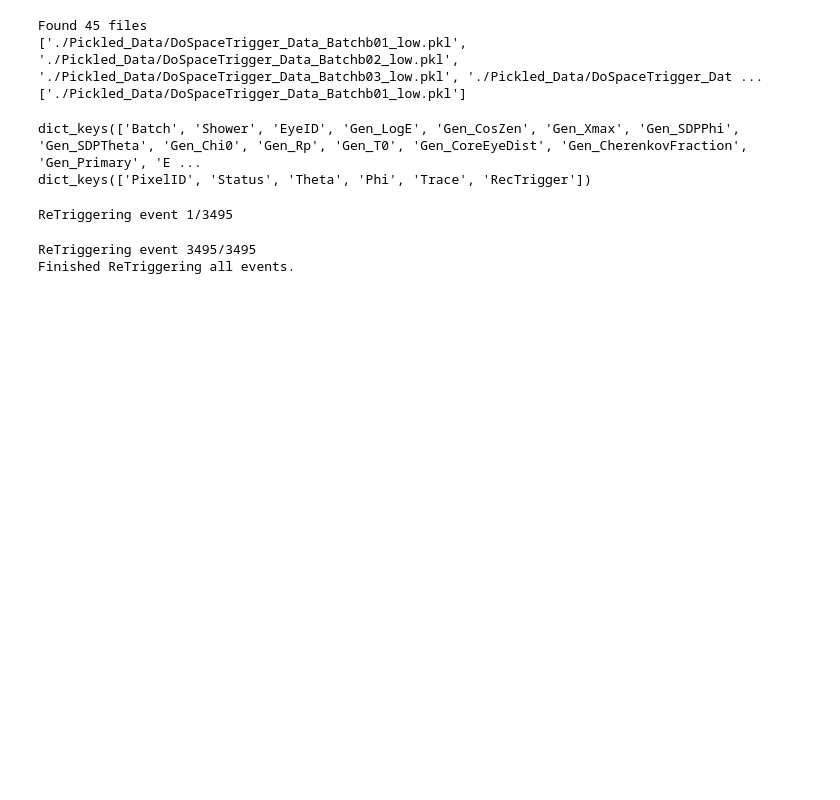
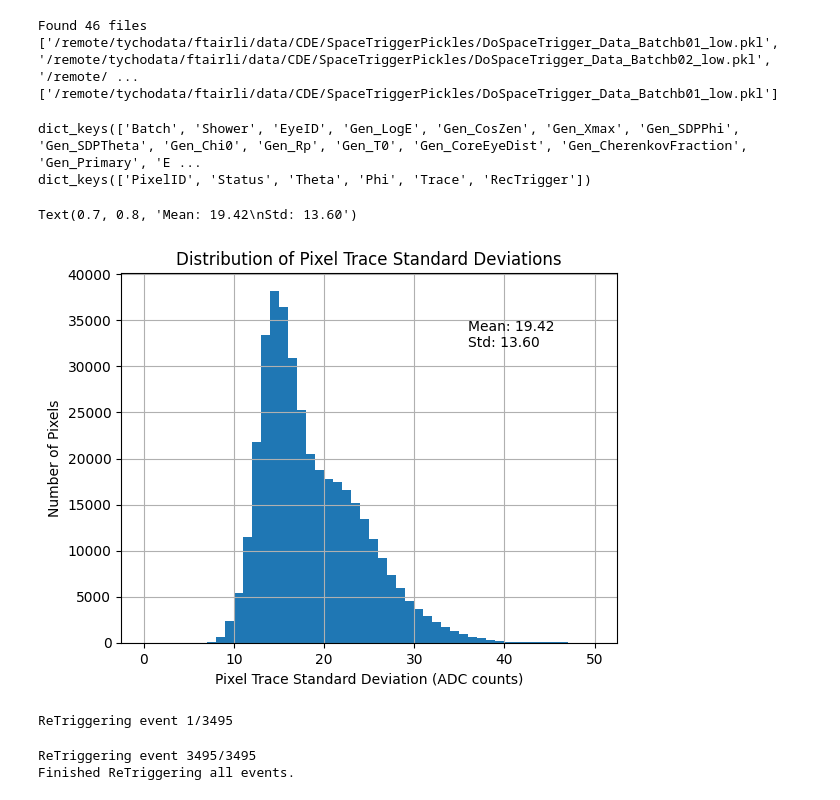
Before and after one commit to fedor-tairli/CDEProject, a Jupyter notebook: CDE_100_Isolation/DoSpaceTrigger_Retrigger.ipynb, the cells around one changed output. Saved outputs shown, nothing was run; the diff lists cells and outputs as text; code cells hidden in the pictures; blank space fills up the shorter version.

```diff
--- a/CDE_100_Isolation/DoSpaceTrigger_Retrigger.ipynb
+++ b/CDE_100_Isolation/DoSpaceTrigger_Retrigger.ipynb
@@ -7,11 +7,12 @@ from matplotlib.animation import FuncAnimation
 import glob
 import pickle
 # %%
-data_path = "./Pickled_Data/*"
+data_path = "/remote/tychodata/ftairli/data/CDE/SpaceTriggerPickles/*"
+
+abs_path = os.path.abspath(data_path)
 
 
-
-all_files = sorted(glob.glob(data_path ))
+all_files = sorted(glob.glob(abs_path ))
 print(f'Found {len(all_files)} files')
 print(all_files)
 
@@ -28,9 +29,9 @@ for file in all_files:
         data = pickle.load(f)
         Data.extend(data)
 # %% [output]
-Found 45 files
-['./Pickled_Data/DoSpaceTrigger_Data_Batchb01_low.pkl', './Pickled_Data/DoSpaceTrigger_Data_Batchb02_low.pkl', './Pickled_Data/DoSpaceTrigger_Data_Batchb03_low.pkl', './Pickled_Data/DoSpaceTrigger_Dat ...
-['./Pickled_Data/DoSpaceTrigger_Data_Batchb01_low.pkl']
+Found 46 files
+['/remote/tychodata/ftairli/data/CDE/SpaceTriggerPickles/DoSpaceTrigger_Data_Batchb01_low.pkl', '/remote/tychodata/ftairli/data/CDE/SpaceTriggerPickles/DoSpaceTrigger_Data_Batchb02_low.pkl', '/remote/ ...
+['/remote/tychodata/ftairli/data/CDE/SpaceTriggerPickles/DoSpaceTrigger_Data_Batchb01_low.pkl']
 # %%
 print(Data[0].keys())
 print(Data[0]['PixelData'].keys())
@@ -151,6 +152,26 @@ def ReTriggerEvent(Event):
             pix_MyyTrigger[i_pix,:] = False
 
     Event['MyyTrigger'] = pix_MyyTrigger
+# %%
+# Lets check pix standard deviations
+stds = []
+for i, Event in enumerate(Data):
+    PixelData = Event['PixelData']
+    pix_Trace = PixelData['Trace']
+    pix_stds = np.std(pix_Trace[:,:200].astype(np.float64), axis=1)
+    stds.extend(pix_stds)
+
+std = np.array(stds)
+plt.figure()
+plt.hist(std, bins=50, range=(0,50))
+plt.xlabel('Pixel Trace Standard Deviation (ADC counts)')
+plt.ylabel('Number of Pixels')
+plt.title('Distribution of Pixel Trace Standard Deviations')
+plt.grid()
+plt.text(0.7, 0.8, f'Mean: {np.mean(std):.2f}\nStd: {np.std(std):.2f}', transform=plt.gca().transAxes)
+# %% [output]
+Text(0.7, 0.8, 'Mean: 19.42\nStd: 13.60')
+[figure, added]
 # %%
 for i,Event in enumerate(Data):
     print(f"ReTriggering event {i+1}/{len(Data)}", end='\r')
```
Also changed, not shown: 11 other files.
